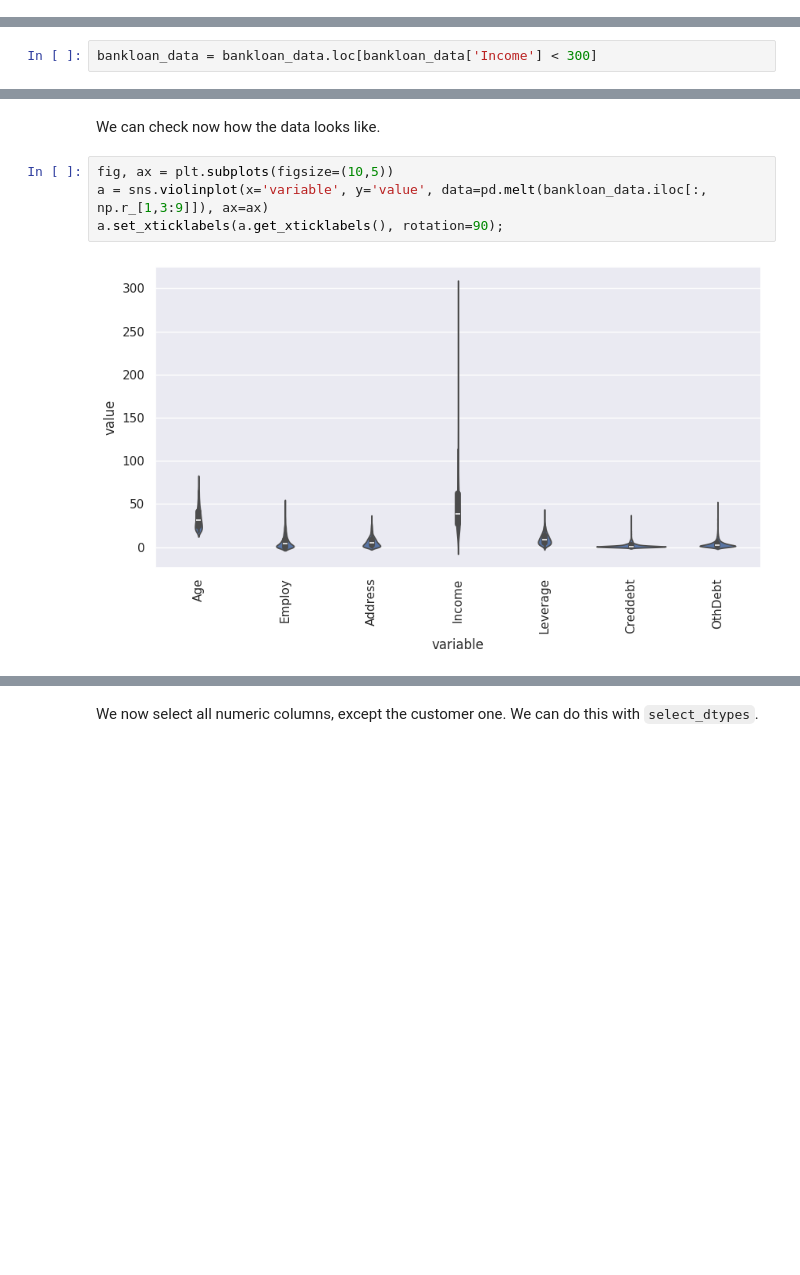
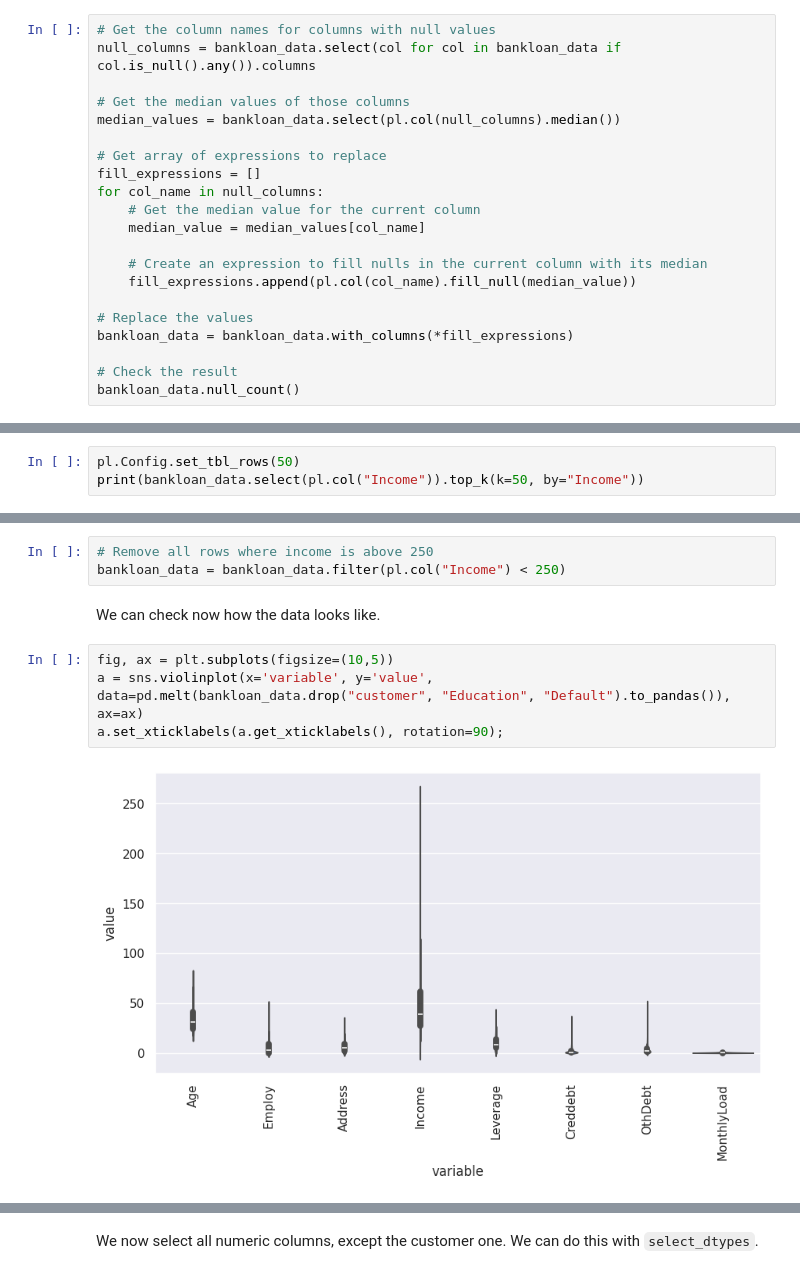
Before and after one commit to CBravoR/AdvancedAnalyticsLabs, a Jupyter notebook: notebooks/python/Lab_4_Preprocessing.ipynb, the cells around one changed output, grey strips where cells are left out. Saved outputs shown, nothing was run; the diff lists cells and outputs as text; blank space fills up the shorter version.

```diff
--- a/notebooks/python/Lab_4_Preprocessing.ipynb
+++ b/notebooks/python/Lab_4_Preprocessing.ipynb
@@ -240,0 +252,21 @@ bankloan_data.fillna(value=dict_median, inplace=True)
+# %%
+# Get the column names for columns with null values
+null_columns = bankloan_data.select(col for col in bankloan_data if col.is_null().any()).columns
+
+# Get the median values of those columns
+median_values = bankloan_data.select(pl.col(null_columns).median())
+
+# Get array of expressions to replace
+fill_expressions = []
+for col_name in null_columns:
+    # Get the median value for the current column
+    median_value = median_values[col_name]
+
+    # Create an expression to fill nulls in the current column with its median
+    fill_expressions.append(pl.col(col_name).fill_null(median_value))
+
+# Replace the values
+bankloan_data = bankloan_data.with_columns(*fill_expressions)
+
+# Check the result
+bankloan_data.null_count()
@@ -303,2 +322,3 @@ dtype: float64
-# %%
-bankloan_data = bankloan_data.loc[bankloan_data['Income'] < 300]
+# %%
+pl.Config.set_tbl_rows(50)
+print(bankloan_data.select(pl.col("Income")).top_k(k=50, by="Income"))
@@ -305,11 +345,14 @@ bankloan_data = bankloan_data.loc[bankloan_data['Income'] < 300]
+# %%
+# Remove all rows where income is above 250
+bankloan_data = bankloan_data.filter(pl.col("Income") < 250)
 # %% [markdown]
 We can check now how the data looks like.
 # %%
 fig, ax = plt.subplots(figsize=(10,5))
-a = sns.violinplot(x='variable', y='value', data=pd.melt(bankloan_data.iloc[:, np.r_[1,3:9]]), ax=ax)
+a = sns.violinplot(x='variable', y='value', data=pd.melt(bankloan_data.drop("customer", "Education", "Default").to_pandas()), ax=ax)
 a.set_xticklabels(a.get_xticklabels(), rotation=90);
 # %% [output]
-[figure, old version]
+[figure, new version]
 # %%
 bankloan_data.describe()
 # %% [output]
```
Also changed, not shown: parts of 59 cells of this notebook.
